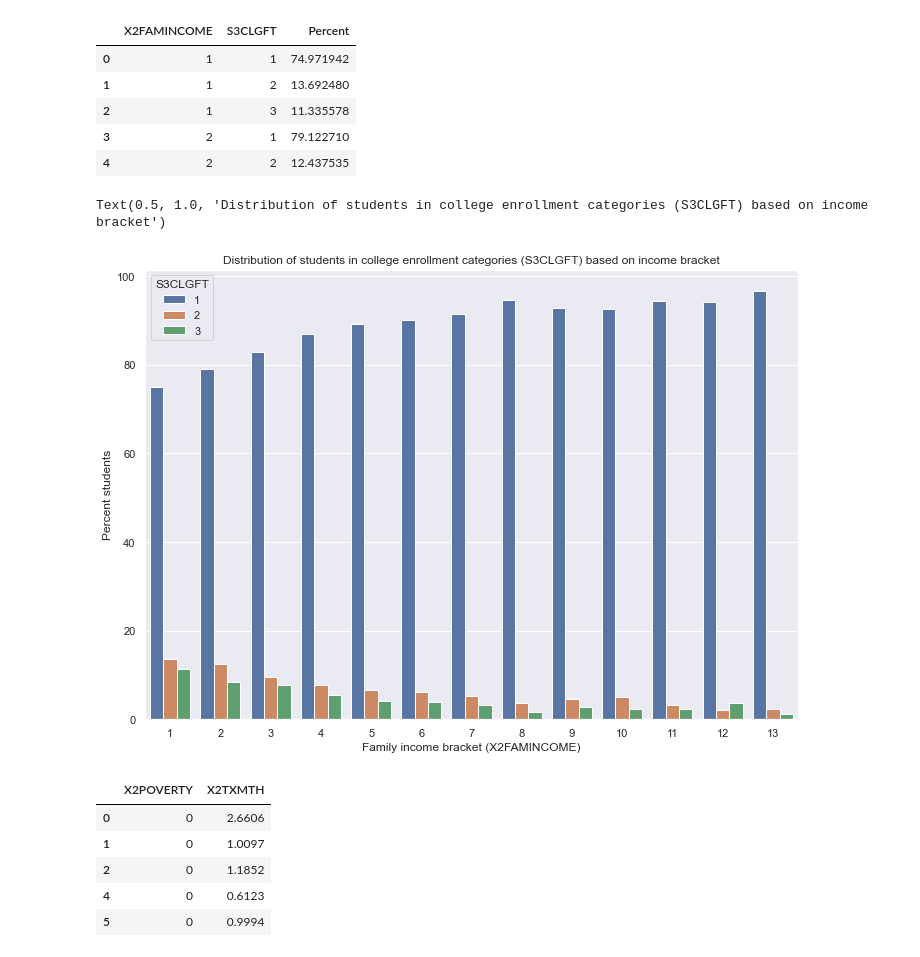
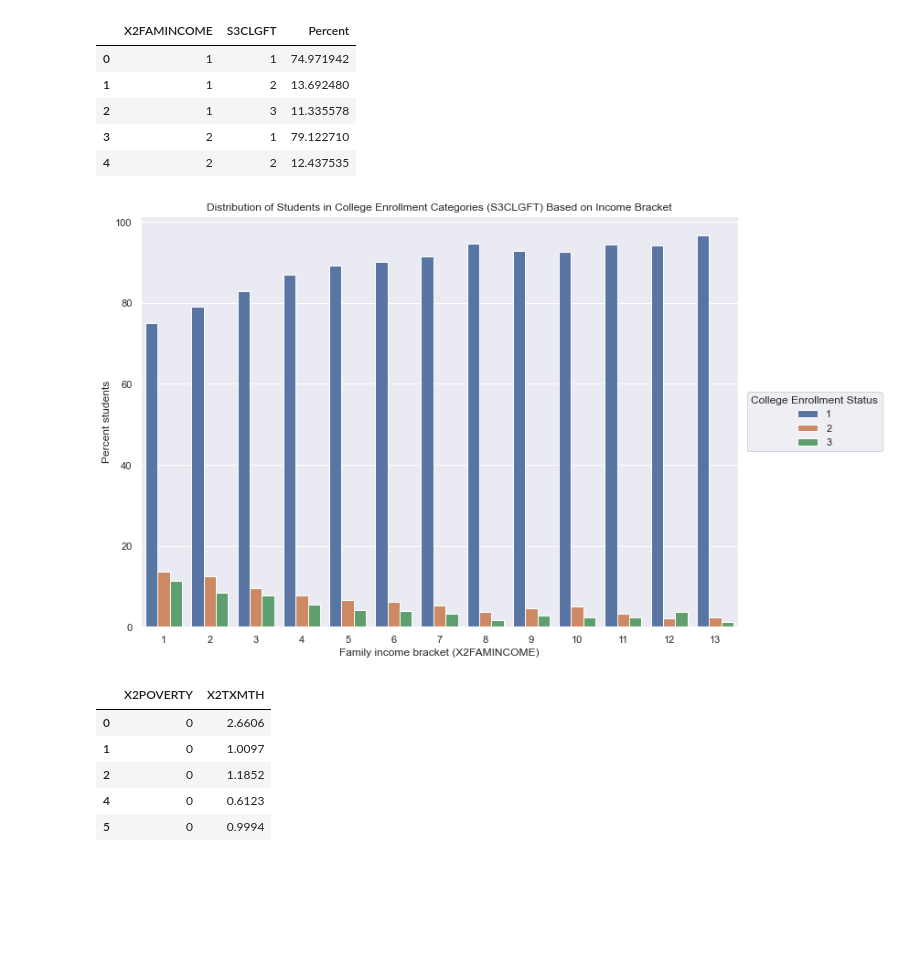
Before and after one commit to adamzuyang/Ursatech-Adam, a Jupyter notebook: HSLS Data Analysis, Academic Performance as Related to Family Income, Poverty, and Race.ipynb, the cells around one changed output. Saved outputs shown, nothing was run; the diff lists cells and outputs as text; code cells hidden in the pictures; blank space fills up the shorter version.

```diff
--- a/HSLS Data Analysis, Academic Performance as Related to Family Income, Poverty, and Race.ipynb
+++ b/HSLS Data Analysis, Academic Performance as Related to Family Income, Poverty, and Race.ipynb
@@ -106,8 +116,10 @@ hsls_student = pd.read_csv('../data/HSLS_2017_Datasets/hsls_17_student.csv',
 # Collect above variables into a single dataframe
 indicators = hsls_student[['STU_ID', 'X1SEX', 'X1RACE', 'X2FAMINCOME', 'X2POVERTY', 'X2TXMTH',
                            'X2TXMSCR', 'X2TXMQUINT','X2TXMPROF1', 'X2TXMPROF2', 'X2TXMPROF3',
-                           'X2TXMPROF4', 'X2TXMPROF5', 'S3CLGFT', 'S4HSGPA']]
+                           'X2TXMPROF4', 'X2TXMPROF5', 'S3CLGFT', 'X3TGPAWGT']]
 indicators.head()
+
+#indicators[indicators['X3TGPAWGT'] > -8.0000].describe()
 # %% [output]
 |  | STU_ID | X1SEX | X1RACE | X2FAMINCOME | X2POVERTY | X2TXMTH | X2TXMSCR | X2TXMQUINT | X2TXMPROF1 | ... |
 | 0 | 10001 | 1 | 8 | 11 | 0 | 2.6606 | 99.1403 | 5 | 1.0000 | ... |
@@ -122,7 +134,7 @@ indicators.head()
 # %%
 # All relevant variables
 academic_variables = ['X2TXMTH', 'X2TXMSCR', 'X2TXMQUINT', 'X2TXMPROF1', 'X2TXMPROF2', 'X2TXMPROF3',
-                      'X2TXMPROF4', 'X2TXMPROF5', 'S4HSGPA', 'S3CLGFT']
+                      'X2TXMPROF4', 'X2TXMPROF5', 'X3TGPAWGT', 'S3CLGFT']
 
 # All continuous variables (can be analyzed similarly)
 math_cont_variables = ['X2TXMTH', 'X2TXMSCR', 'X2TXMPROF1', 'X2TXMPROF2', 'X2TXMPROF3', 'X2TXMPROF4', 'X2TXMPROF5']
@@ -131,7 +143,7 @@ math_cont_variables = ['X2TXMTH', 'X2TXMSCR', 'X2TXMPROF1', 'X2TXMPROF2', 'X2TXM
 math_quintile = 'X2TXMQUINT'
 
 # Entire high school GPA
-gpa_variable = 'S4HSGPA'
+gpa_variable = 'X3TGPAWGT'
 
 # In college variable
 college_variable = 'S3CLGFT'
@@ -150,7 +162,7 @@ def analyze_income(income_num):
     income_quint['PERCENT'] = income_quint[math_quintile] / income_quint[math_quintile].sum() * 100
 
     income_gpa = income_academic[gpa_variable].value_counts().to_frame()
-    num_drop = len([i for i in income_gpa.index if i < 0])
+    num_drop = len([i for i in income_gpa.index if i < -7])
     income_gpa = income_gpa.sort_index().iloc[num_drop:]
     income_gpa['PERCENT'] = income_gpa[gpa_variable] / income_gpa[gpa_variable].sum() * 100
 
@@ -461,0 +528,12 @@ count  923.000000
+# %%
+income_math_desc = pd.DataFrame()
+
+incomedf = indicators[['X2FAMINCOME', 'X2TXMTH']].copy()
+
+for i in range(1, len(income_names) + 1):
+    incomex = incomedf[(incomedf['X2FAMINCOME'] == i) & (incomedf['X2TXMTH'] > -8.0000)]
+    income_math_desc[income_names[i-1]] = incomex.describe()['X2TXMTH']
+
+income_math_desc = income_math_desc.style.set_caption("Mathematics Theta Score Statistics Based on Family Income")
+dfi.export(income_math_desc, "graphs/income_math_stats_table.png")
+income_math_desc
@@ -461,0 +551,12 @@ count  923.000000
+# %%
+poverty_math_desc = pd.DataFrame()
+
+povertydf = indicators[['X2POVERTY', 'X2TXMTH']].copy()
+
+for i in range(0, 2):
+    povertyx = povertydf[(povertydf['X2POVERTY'] == i) & (povertydf['X2TXMTH'] > -8.0000)]
+    poverty_math_desc[poverty_names[i]] = povertyx.describe()['X2TXMTH']
+
+poverty_math_desc = poverty_math_desc.style.set_caption("Mathematics Theta Score Statistics Based on Poverty Level")
+dfi.export(poverty_math_desc, "graphs/poverty_math_stats_table.png")
+poverty_math_desc
@@ -733,13 +871,20 @@ income_college.head()
 # %%
 plt.figure()
 income_college_graph = sns.barplot(x="X2FAMINCOME", y="Percent", hue="S3CLGFT", data=income_college)
 income_college_graph.set(xlabel="Family income bracket (X2FAMINCOME)", ylabel="Percent students")
 income_college_graph.set_title(
-    'Distribution of students in college enrollment categories (S3CLGFT) based on income bracket'
+    'Distribution of Students in College Enrollment Categories (S3CLGFT) Based on Income Bracket'
 )
+new_labels = ['Attending College Full-Time', 'Attending College Part-Time', "Don't Know"]
+for t, l in zip(income_college_graph.legend().texts, new_labels):
+    t.set_text(l)
+income_college_graph.legend(
+    loc='center right',
+    bbox_to_anchor=(1.25, 0.5), ncol=1
+).set_title("College Enrollment Status")
+income_college_graph.get_figure().savefig("graphs/Income_College_BarPlot.png")
 # %% [output]
-Text(0.5, 1.0, 'Distribution of students in college enrollment categories (S3CLGFT) based on income bracket')
-[figure, old version]
+[figure, new version]
 # %%
 poverty_math = indicators[['X2POVERTY', 'X2TXMTH']]
 poverty_math = poverty_math[(poverty_math['X2POVERTY'] >= 0) & (poverty_math['X2TXMTH'] > -8)]
```
Also changed, not shown: parts of 44 cells of this notebook, 50 other files.
